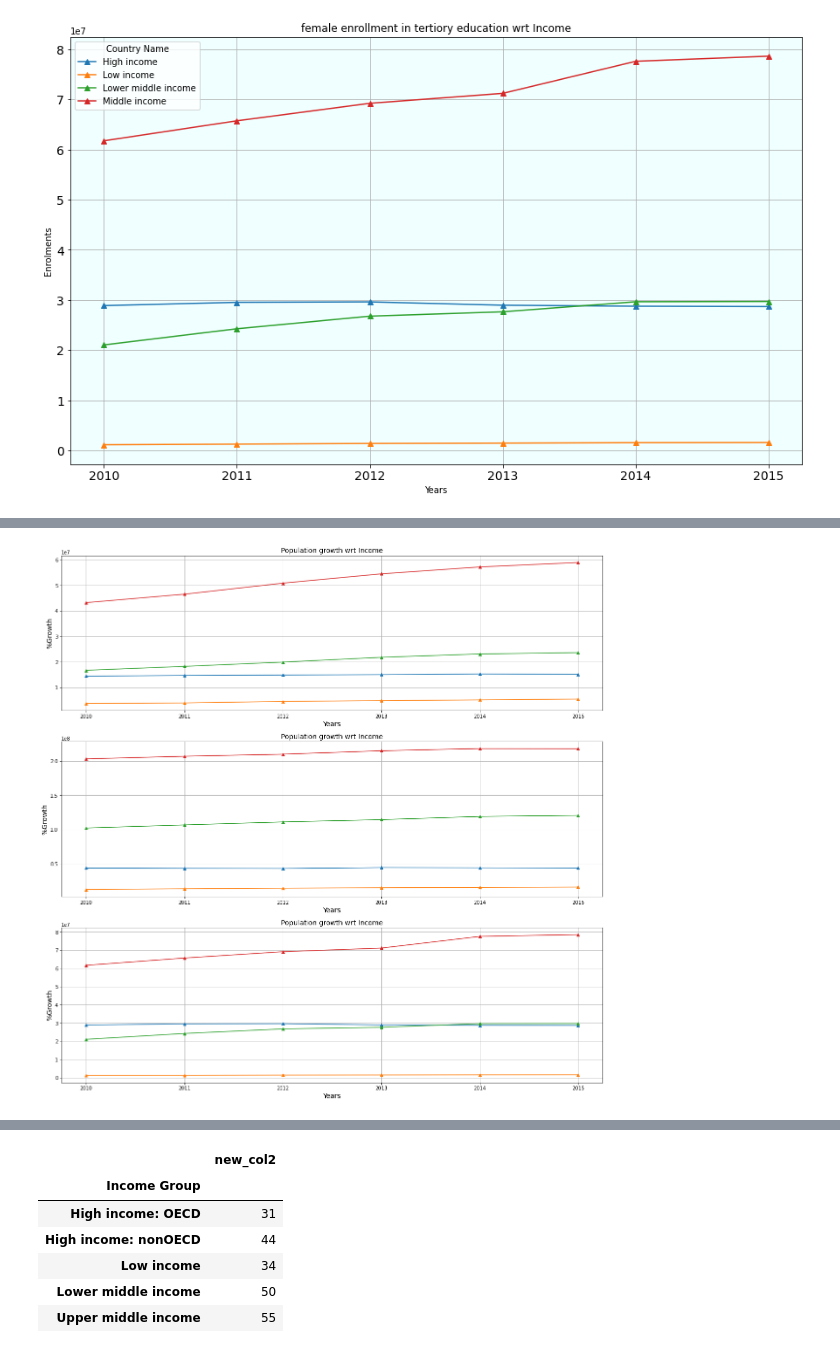
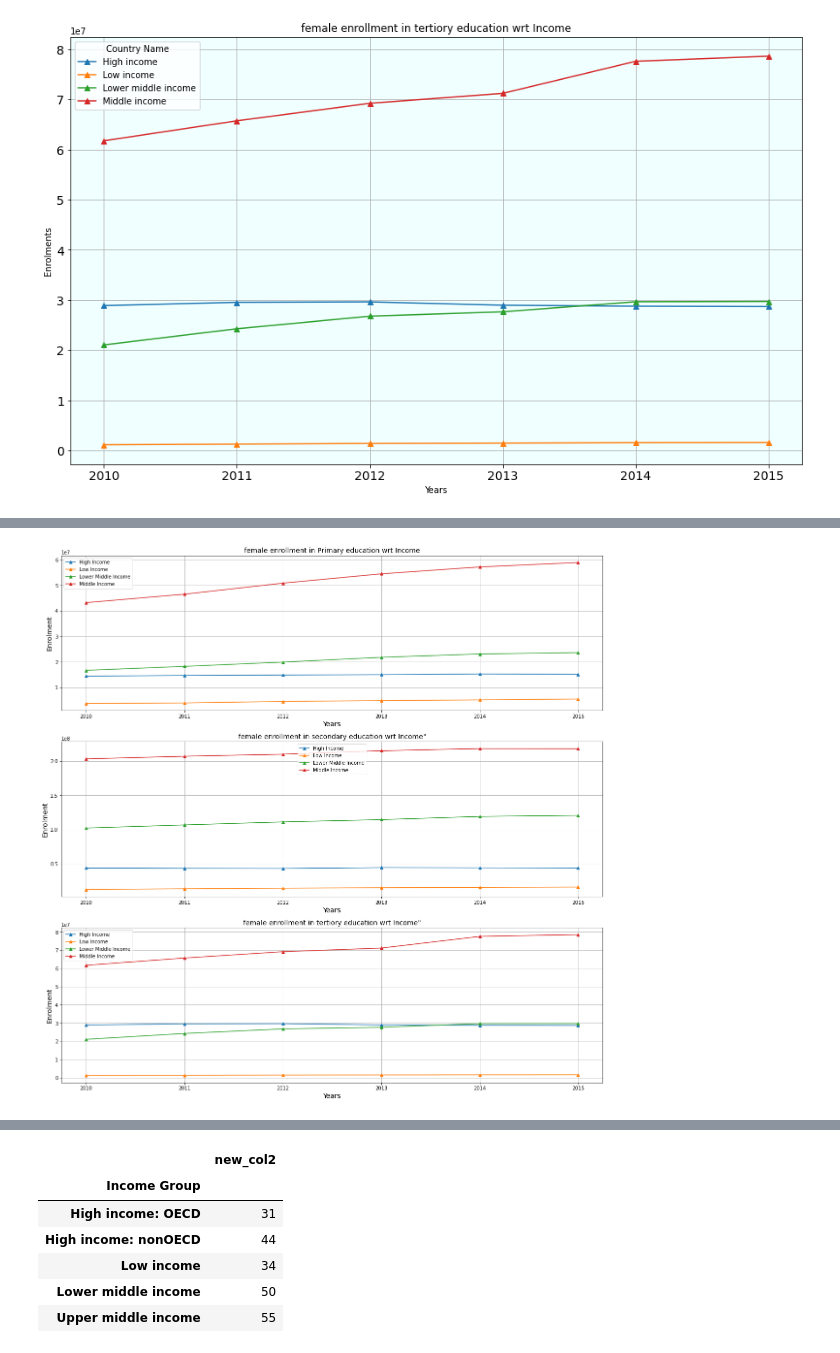
Before and after one commit to shivashukla02/World-Bank-Global-Edu-Analysis, a Jupyter notebook: SHIVANK_World_Bank_Global_Edu_Analysis_Capstone_Project.ipynb, the cells around one changed output, grey strips where cells are left out. Cells and saved outputs as stored; diff of their text form; code cells hidden in the pictures.

```diff
--- a/SHIVANK_World_Bank_Global_Edu_Analysis_Capstone_Project.ipynb
+++ b/SHIVANK_World_Bank_Global_Edu_Analysis_Capstone_Project.ipynb
@@ -103,6 +105,6 @@ A value is trying to be set on a copy of a slice from a DataFrame
 See the caveats in the documentation: https://pandas.pydata.org/pandas-docs/stable/user_guide/indexing.html#returning-a-view-versus-a-copy
   errors=errors,
 # %%
-graph_2=girl_education_income_primary.transpose()
+graph_2a=girl_education_income_primary.transpose()
 # %%
 plt.rcParams['figure.figsize']=(10,5)
@@ -149,3 +151,26 @@ graph_2c.plot( kind="line",xlabel = "Years" , ylabel = "Enrolments",
                 marker = "^").patch.set_facecolor('#f0ffff')
 # %% [output]
 [figure]
+# %%
+# Subplotting the chart of all three female enrollment wrt income.
+plt.rcParams['figure.figsize']=(10,5)
+graph_2a.plot( kind="line",xlabel = "Years" , ylabel = "Enrolments",
+               title="female enrollment in Primary education wrt Income",
+               figsize=(15,9), fontsize = 14,subplots=True,
+                 grid=True,linewidth =1.5,
+                marker = "^")
+
+plt.rcParams['figure.figsize']=(10,5)
+graph_2b.plot( kind="line",xlabel = "Years" , ylabel = "Enrolments",
+              title="female enrollment in secondary education wrt Income",
+               figsize=(15,9), fontsize = 14,subplots=True,
+                 grid=True,linewidth =1.5,
+                marker = "^")
+
+
+plt.rcParams['figure.figsize']=(10,5)
+graph_2c.plot( kind="line",xlabel = "Years" , ylabel = "Enrolments",
+              title="female enrollment in tertiory education wrt Income",
+               figsize=(15,9), fontsize = 14,subplots=True,
+                 grid=True,linewidth =1.5,
+                marker = "^")
@@ -152,29 +186,33 @@ graph_2c.plot( kind="line",xlabel = "Years" , ylabel = "Enrolments",
 # %%
 # Subplotting the chart of all three female enrollment wrt income.
 plt.subplot(3,1,1)
-plt.plot(graph_2, marker = "^")
+plt.plot(graph_2a, marker = "^")
 plt.rcParams['figure.figsize']=(20,20)
-plt.title('Population growth wrt Income',fontsize=14)
+plt.legend(['High Income','Low Income','Lower Middle Income','Middle Income'])
+plt.title('female enrollment in Primary education wrt Income',fontsize=14)
 plt.xlabel('Years',fontsize=14)
-plt.ylabel('%Growth',fontsize=14)
+plt.ylabel('Enrolment',fontsize=14)
 plt.grid(True)
+
 
 plt.subplot(3,1,2)
 plt.plot(graph_2b, marker = "^")
 plt.rcParams['figure.figsize']=(20,20)
-plt.title('Population growth wrt Income',fontsize=14)
+plt.legend(['High Income','Low Income','Lower Middle Income','Middle Income'])
+plt.title('female enrollment in secondary education wrt Income"',fontsize=14)
 plt.xlabel('Years',fontsize=14)
-plt.ylabel('%Growth',fontsize=14)
+plt.ylabel('Enrolment',fontsize=14)
 plt.grid(True)
 
 plt.subplot(3,1,3)
 plt.plot(graph_2c,marker = "^")
 plt.rcParams['figure.figsize']=(20,20)
-plt.title('Population growth wrt Income',fontsize=14)
+plt.legend(['High Income','Low Income','Lower Middle Income','Middle Income'])
+plt.title('female enrollment in tertiory education wrt Income"',fontsize=14)
 plt.xlabel('Years',fontsize=14)
-plt.ylabel('%Growth',fontsize=14)
+plt.ylabel('Enrolment',fontsize=14)
 plt.grid(True)
 
 plt.show()
 # %% [output]
-[figure, old version]
+[figure, new version]
```
Also changed, not shown: parts of 45 cells of this notebook.
